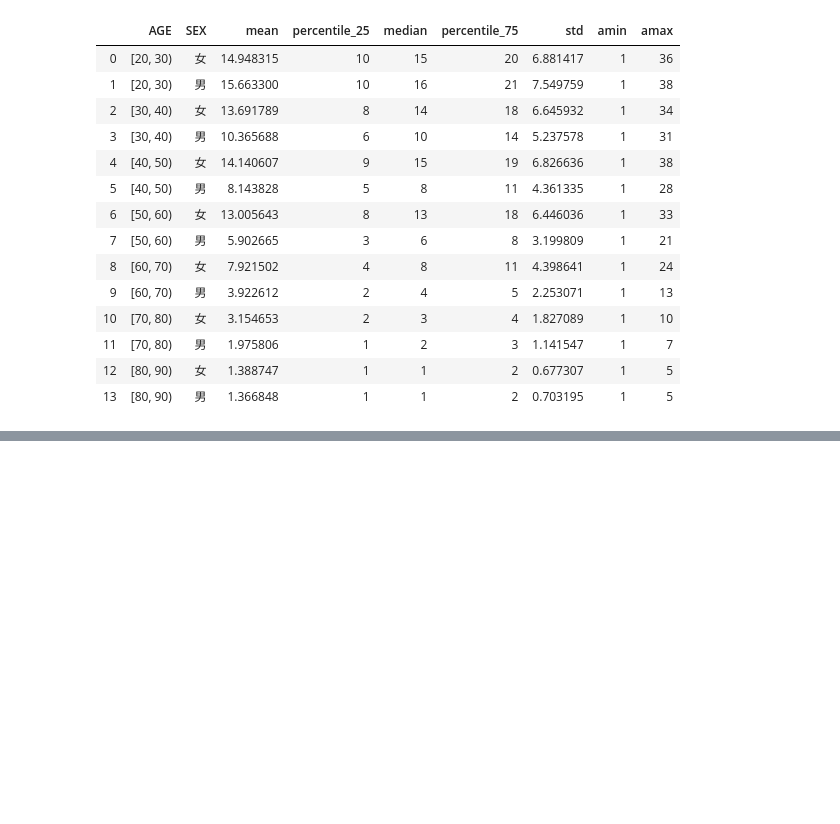
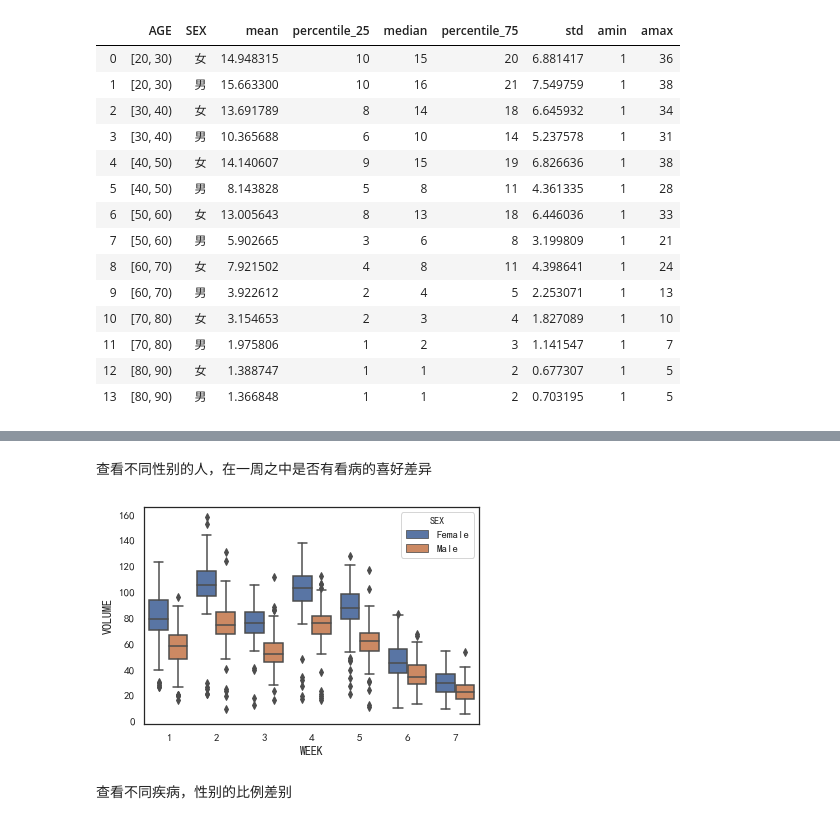
Before and after one commit to roymustangnet/dctzy, a Jupyter notebook: VolumeAnalysis.ipynb, the cells around one changed output, grey strips where cells are left out. Drawn from its saved outputs; the diff is of its cells as text; code cells hidden in the pictures; blank space fills up the shorter version.

```diff
--- a/VolumeAnalysis.ipynb
+++ b/VolumeAnalysis.ipynb
@@ -74,0 +104,24 @@ result
+# %% [markdown]
+查看不同性别的人，在一周之中是否有看病的喜好差异
+# %%
+class_cols = [Columns.Date, Columns.Week, Columns.Sex]
+
+vol = VolumeAnalyzer.get_outpatient_volume(data, class_cols)
+
+
+
+myfont=FontProperties(fname=r'C:\Windows\Fonts\simhei.ttf',size=14)
+sns.set(font=myfont.get_name(), style='white')
+
+g = sns.boxplot(x=Columns.Week,
+            y=Columns.OutpatientVol,
+            hue=Columns.Sex,
+            data=vol,
+            )
+# plt.xticks(rotation=45)
+plt.show()
+g.get_figure().savefig('./results/violinplot_week_sex_volume.png', dpi=600, bbox_inches = 'tight')
+# %% [output]
+[figure, added]
+# %% [markdown]
+查看不同疾病，性别的比例差别
```
Also changed, not shown: parts of 5 cells of this notebook, 2 other files.
